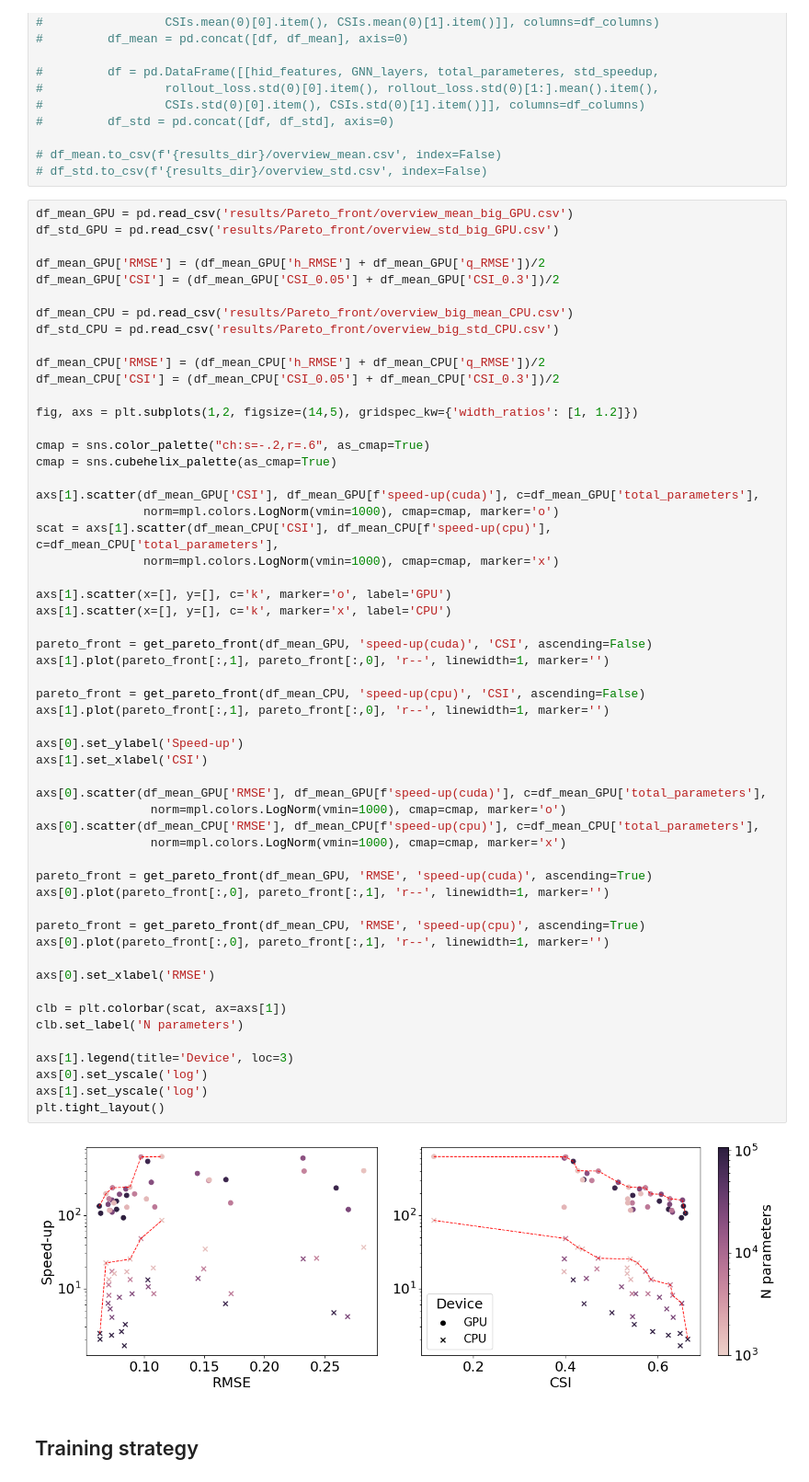
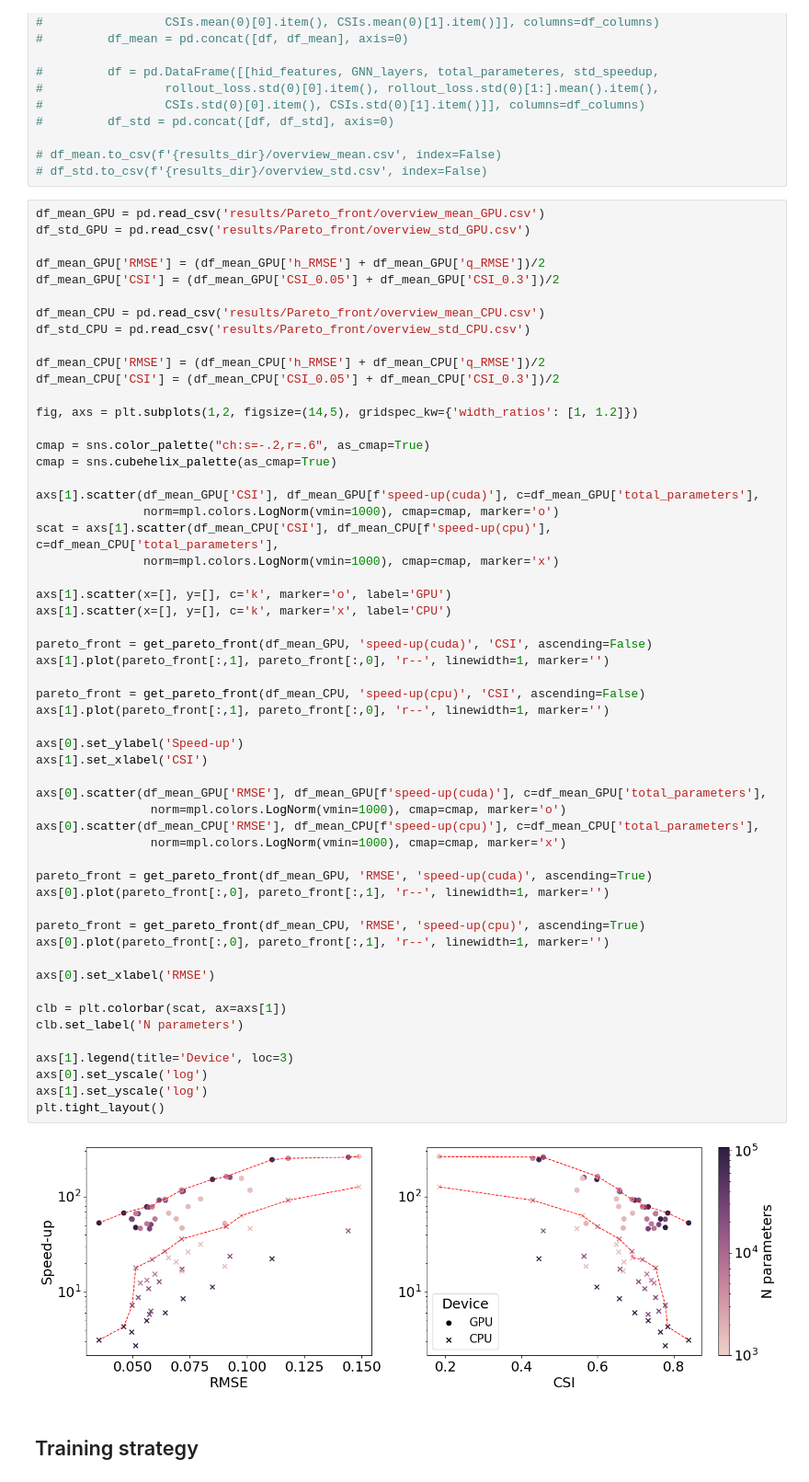
Before and after one commit to RBTV1/SWE-GNN-paper-repository-, a Jupyter notebook: plot_results.ipynb, the cells around one changed output. Shown at 92% size. Cells and saved outputs as stored; diff of their text form.

```diff
--- a/plot_results.ipynb
+++ b/plot_results.ipynb
@@ -250,14 +250,14 @@ plt.tight_layout()
 # df_mean.to_csv(f'{results_dir}/overview_mean.csv', index=False)
 # df_std.to_csv(f'{results_dir}/overview_std.csv', index=False)
 # %%
-df_mean_GPU = pd.read_csv('results/Pareto_front/overview_mean_big_GPU.csv')
-df_std_GPU = pd.read_csv('results/Pareto_front/overview_std_big_GPU.csv')
+df_mean_GPU = pd.read_csv('results/Pareto_front/overview_mean_GPU.csv')
+df_std_GPU = pd.read_csv('results/Pareto_front/overview_std_GPU.csv')
 
 df_mean_GPU['RMSE'] = (df_mean_GPU['h_RMSE'] + df_mean_GPU['q_RMSE'])/2
 df_mean_GPU['CSI'] = (df_mean_GPU['CSI_0.05'] + df_mean_GPU['CSI_0.3'])/2
 
-df_mean_CPU = pd.read_csv('results/Pareto_front/overview_big_mean_CPU.csv')
-df_std_CPU = pd.read_csv('results/Pareto_front/overview_big_std_CPU.csv')
+df_mean_CPU = pd.read_csv('results/Pareto_front/overview_mean_CPU.csv')
+df_std_CPU = pd.read_csv('results/Pareto_front/overview_std_CPU.csv')
 
 df_mean_CPU['RMSE'] = (df_mean_CPU['h_RMSE'] + df_mean_CPU['q_RMSE'])/2
 df_mean_CPU['CSI'] = (df_mean_CPU['CSI_0.05'] + df_mean_CPU['CSI_0.3'])/2
@@ -278,34 +278,34 @@ axs[1].scatter(x=[], y=[], c='k', marker='x', label='CPU')
 pareto_front = get_pareto_front(df_mean_GPU, 'speed-up(cuda)', 'CSI', ascending=False)
 axs[1].plot(pareto_front[:,1], pareto_front[:,0], 'r--', linewidth=1, marker='')
 
 pareto_front = get_pareto_front(df_mean_CPU, 'speed-up(cpu)', 'CSI', ascending=False)
 axs[1].plot(pareto_front[:,1], pareto_front[:,0], 'r--', linewidth=1, marker='')
 
 axs[0].set_ylabel('Speed-up')
 axs[1].set_xlabel('CSI')
 
 axs[0].scatter(df_mean_GPU['RMSE'], df_mean_GPU[f'speed-up(cuda)'], c=df_mean_GPU['total_parameters'],
                 norm=mpl.colors.LogNorm(vmin=1000), cmap=cmap, marker='o')
 axs[0].scatter(df_mean_CPU['RMSE'], df_mean_CPU[f'speed-up(cpu)'], c=df_mean_CPU['total_parameters'],
                 norm=mpl.colors.LogNorm(vmin=1000), cmap=cmap, marker='x')
 
 pareto_front = get_pareto_front(df_mean_GPU, 'RMSE', 'speed-up(cuda)', ascending=True)
 axs[0].plot(pareto_front[:,0], pareto_front[:,1], 'r--', linewidth=1, marker='')
 
 pareto_front = get_pareto_front(df_mean_CPU, 'RMSE', 'speed-up(cpu)', ascending=True)
 axs[0].plot(pareto_front[:,0], pareto_front[:,1], 'r--', linewidth=1, marker='')
 
 axs[0].set_xlabel('RMSE')
 
 clb = plt.colorbar(scat, ax=axs[1])
 clb.set_label('N parameters')
 
 axs[1].legend(title='Device', loc=3)
 axs[0].set_yscale('log')
 axs[1].set_yscale('log')
 plt.tight_layout()
 # %% [output]
-[figure, old version]
+[figure, new version]
 # %% [markdown]
 ## Training strategy
 # %% [markdown]
```
Also changed, not shown: parts of 2 cells of this notebook.
